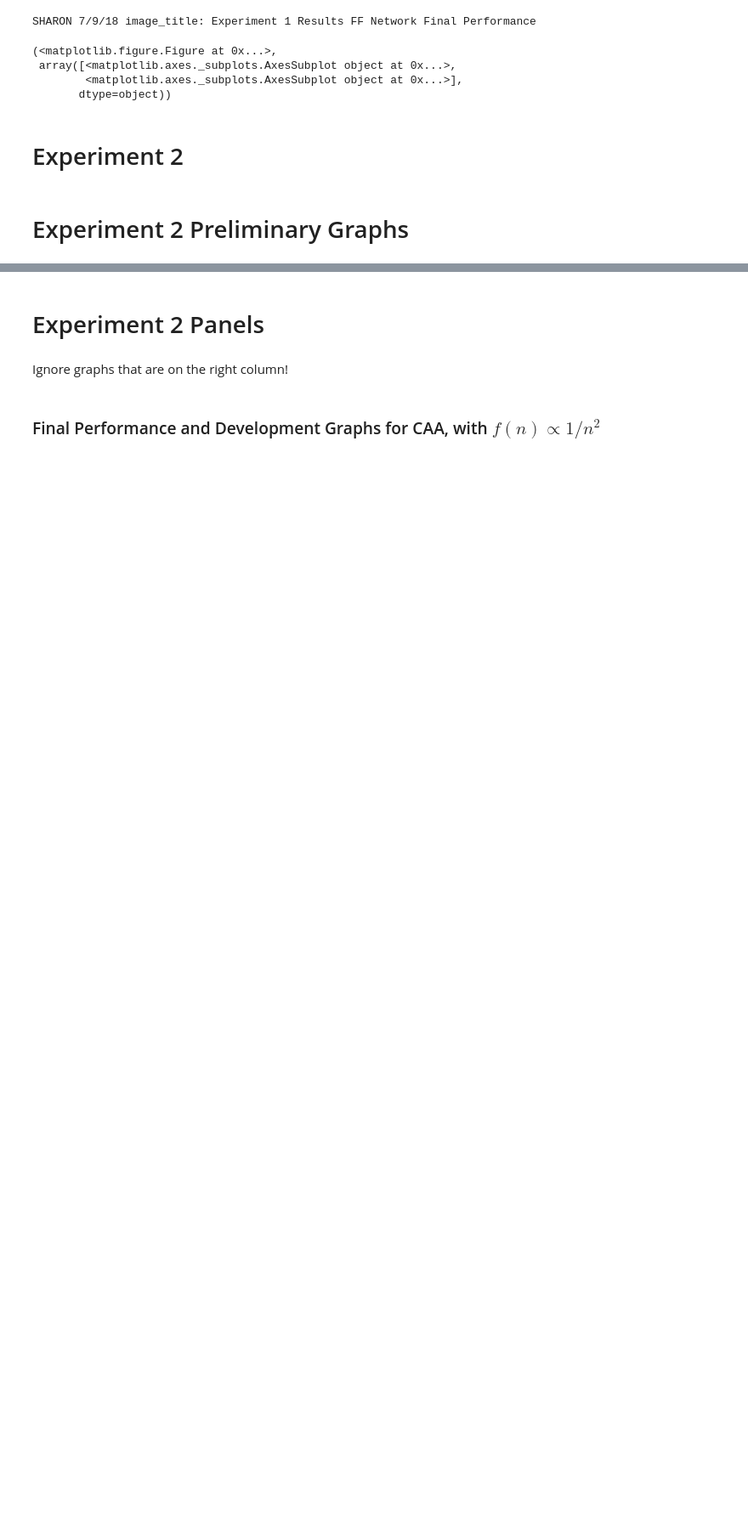
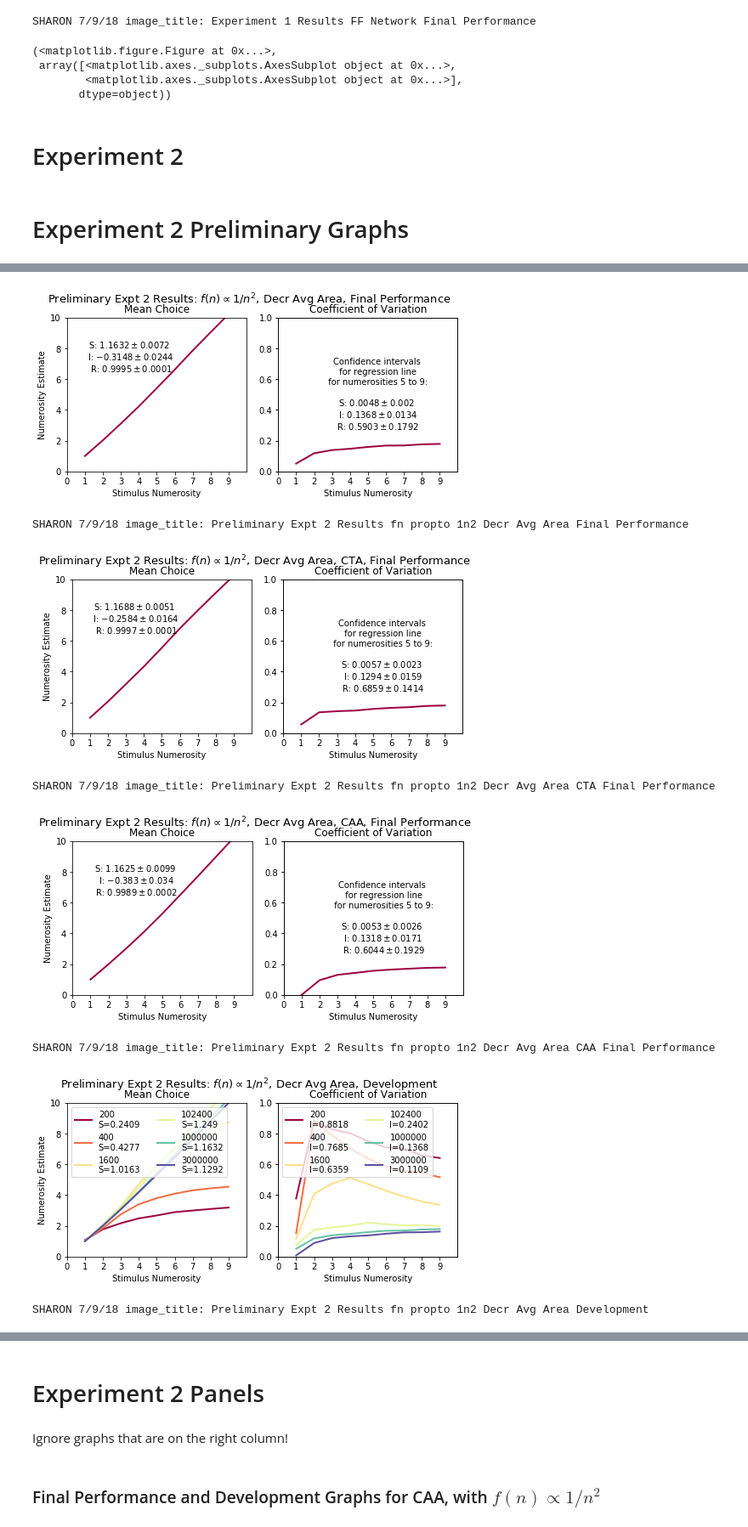
Before and after one commit to numberlearning/DRAM, a Jupyter notebook: 20181227_DRAM_Estimation_figures.ipynb, the cells around one changed output, grey strips where cells are left out. Shown at 85% size. Saved outputs shown, nothing was run; the diff lists cells and outputs as text; code cells hidden in the pictures; blank space fills up the shorter version.

Commit message:
get graphs split by CTA and CAA for models on new training data

```diff
--- a/20181227_DRAM_Estimation_figures.ipynb
+++ b/20181227_DRAM_Estimation_figures.ipynb
@@ -488,20 +488,21 @@ def plot_stats(cm, all_iters, iter_indices,
     if show_plot:
         plt.show()
 
-    import os
-    results_directory = "Results/20190702_FF_estimation/"
-    if not os.path.exists(results_directory):
-        os.makedirs(results_directory)
-    fig.savefig(results_directory + title + '.svg')
-
     table = str.maketrans({key: None for key in string.punctuation})
     image_title = title.translate(table)
     print("SHARON 7/9/18 image_title:", image_title)
+
+    import os
+    results_directory = "Results/20190708_FF_estimation/"
+    if not os.path.exists(results_directory):
+        os.makedirs(results_directory)
+    fig.savefig(results_directory + image_title + '.svg')
+
     if True:# image_title == image_title_in_wanted_images:
         wanted_image_cnts = [56, 68, 32, 44, 62, 74, 38, 50] # SHARON 7/9/18
         if image_cnt in wanted_image_cnts:
             print(image_title)
-            fig.savefig("Results/20181229_sharon_estimation/" + str(wanted_image_cnts.index(image_cnt)) + "_" + image_title + '.svg')
+            fig.savefig(results_directory + str(wanted_image_cnts.index(image_cnt)) + "_" + image_title + '.svg')
         image_cnt += 1
 
     if False: # SHARON 7/9/18 image_title in wanted_images:
@@ -514,7 +515,7 @@ def plot_stats(cm, all_iters, iter_indices,
         print("SHARON 7/9/18 image_cnt:")
         print(image_cnt)
         if image_cnt in wanted_image_cnts:
-            fig.savefig("Results/20181229_sharon_estimation/" + str(wanted_image_cnts.index(image_cnt)) + "_" + image_title + '.svg')
+            fig.savefig(results_directory + str(wanted_image_cnts.index(image_cnt)) + "_" + image_title + '.svg')
         image_cnt += 1
 #         fig.savefig("Results/chen_2_1/" + image_title + '.png')
     return fig, ax
@@ -785,6 +769,7 @@ def plot_expt2_stats(model_name, test_group, title, iters=[1000000], fig=None, a
     data_directory = "data/" + model_name + "/"
 
     all_iters = [0, 400, 800, 1600, 3200, 6400, 12800, 25600, 51200, 102400, 153600, 204800, 307200, 409600, 614400, 819200, 1000000, 1228800, 1638400, 2000000, 2457600, 3000000]
+    all_iters = [0, 200, 400, 1600, 6400, 25600, 102400, 204800, 409600, 819200, 1000000, 1228800, 1638400, 2000000, 3000000]#, 4000000, 5000000, 6000000] # Sharon 20190708
     iter_indices = [i for i, iteration in enumerate(all_iters) if iteration in iters]
     show_CIs = len(iters) is 1
     show_cta_caa_avg_key = len(iters) is 1 #SHARON
@@ -880,0 +847,25 @@ create_expt2_panel("CAA_const_fN",
+# %%
+if True:
+    iters = [400, 800, 1600, 12800, 153600, 1000000]
+    iters = [200, 400, 1600, 102400, 1000000, 3000000] #Sharon 20190708
+    create_expt2_panel("New_DAA_decrs_fN",
+                       "Preliminary Expt 2 Results: $f(n) \propto 1/n^2$, Decr Avg Area",
+                       iters=iters)
+    create_expt2_panel("New_CAA_decrs_fN",
+                       "Preliminary Expt 2 Results: $f(n) \propto 1/n^2$, Const Avg Area",
+                       iters=iters)
+    create_expt2_panel("New_DAA_const_fN",
+                       "Preliminary Expt 2 Results: $f(n)$ Const, Decr Avg Area",
+                       iters=iters)
+    create_expt2_panel("New_CAA_const_fN",
+                       "Preliminary Expt 2 Results: $f(n)$ Const, Const Avg Area",
+                       iters=iters)
+# %% [output]
+[figure, added]
+SHARON 7/9/18 image_title: Preliminary Expt 2 Results fn propto 1n2 Decr Avg Area Final Performance
+[figure, added]
+SHARON 7/9/18 image_title: Preliminary Expt 2 Results fn propto 1n2 Decr Avg Area CTA Final Performance
+[figure, added]
+SHARON 7/9/18 image_title: Preliminary Expt 2 Results fn propto 1n2 Decr Avg Area CAA Final Performance
+[figure, added]
+SHARON 7/9/18 image_title: Preliminary Expt 2 Results fn propto 1n2 Decr Avg Area Development
```
Also changed, not shown: parts of 16 cells of this notebook, 13 other files.
